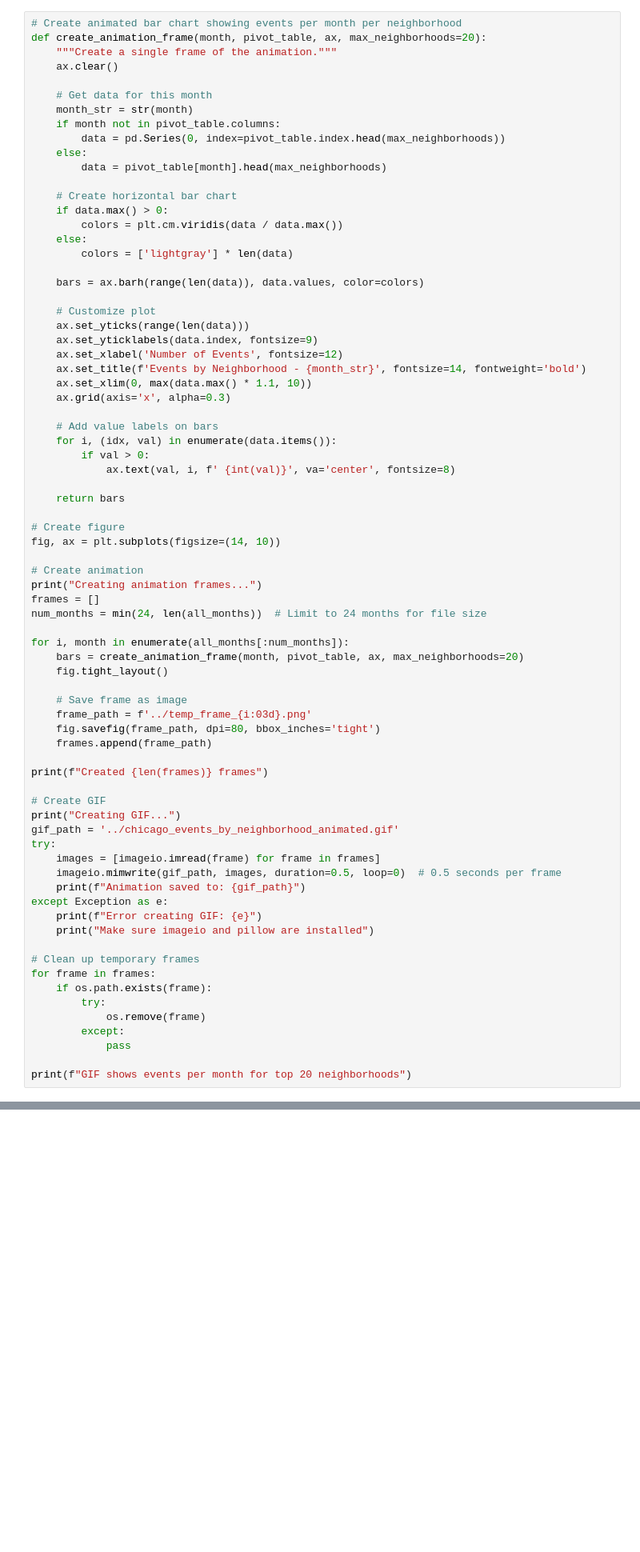
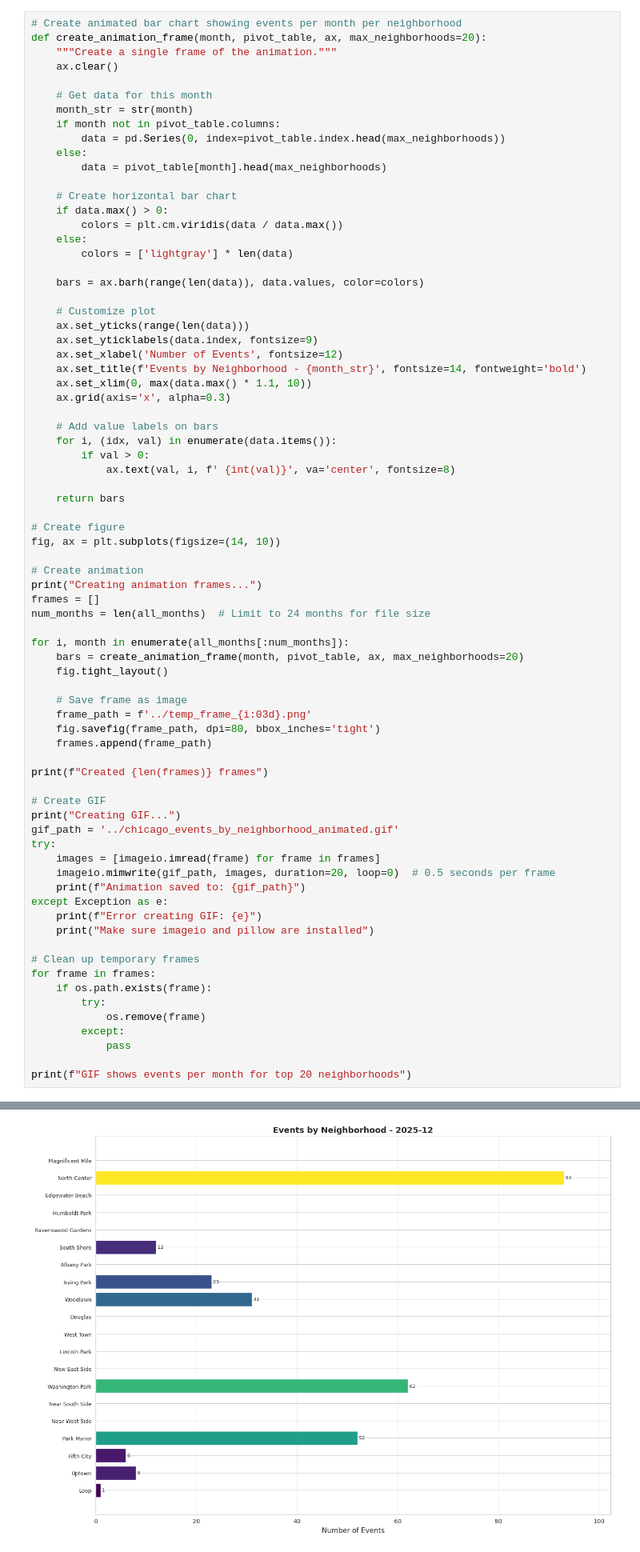
Before and after one commit to merfanian/Urban-pulse, a Jupyter notebook: datasets/events/eda/neighborhood_analysis.ipynb, the cells around one changed output, grey strips where cells are left out. Shown at 80% size. Drawn from its saved outputs; the diff is of its cells as text; blank space fills up the shorter version.

```diff
--- a/datasets/events/eda/neighborhood_analysis.ipynb
+++ b/datasets/events/eda/neighborhood_analysis.ipynb
@@ -177,7 +201,7 @@ fig, ax = plt.subplots(figsize=(14, 10))
 # Create animation
 print("Creating animation frames...")
 frames = []
-num_months = min(24, len(all_months))  # Limit to 24 months for file size
+num_months = len(all_months)  # Limit to 24 months for file size
 
 for i, month in enumerate(all_months[:num_months]):
     bars = create_animation_frame(month, pivot_table, ax, max_neighborhoods=20)
@@ -195,7 +219,7 @@ print("Creating GIF...")
 gif_path = '../chicago_events_by_neighborhood_animated.gif'
 try:
     images = [imageio.imread(frame) for frame in frames]
-    imageio.mimwrite(gif_path, images, duration=0.5, loop=0)  # 0.5 seconds per frame
+    imageio.mimwrite(gif_path, images, duration=20, loop=0)  # 0.5 seconds per frame
     print(f"Animation saved to: {gif_path}")
 except Exception as e:
     print(f"Error creating GIF: {e}")
@@ -210,3 +234,4 @@ for frame in frames:
             pass
 
 print(f"GIF shows events per month for top 20 neighborhoods")
+# %% [output]
@@ -213,3 +243,4 @@ print(f"GIF shows events per month for top 20 neighborhoods")
+[figure, added]
 # %%
 # Alternative: Create cumulative events animation
 heatmap_data = pivot_table.head(20).T  # Top 20 neighborhoods, transpose for month x neighborhood
```
Also changed, not shown: parts of 8 cells of this notebook, 2 other files.
